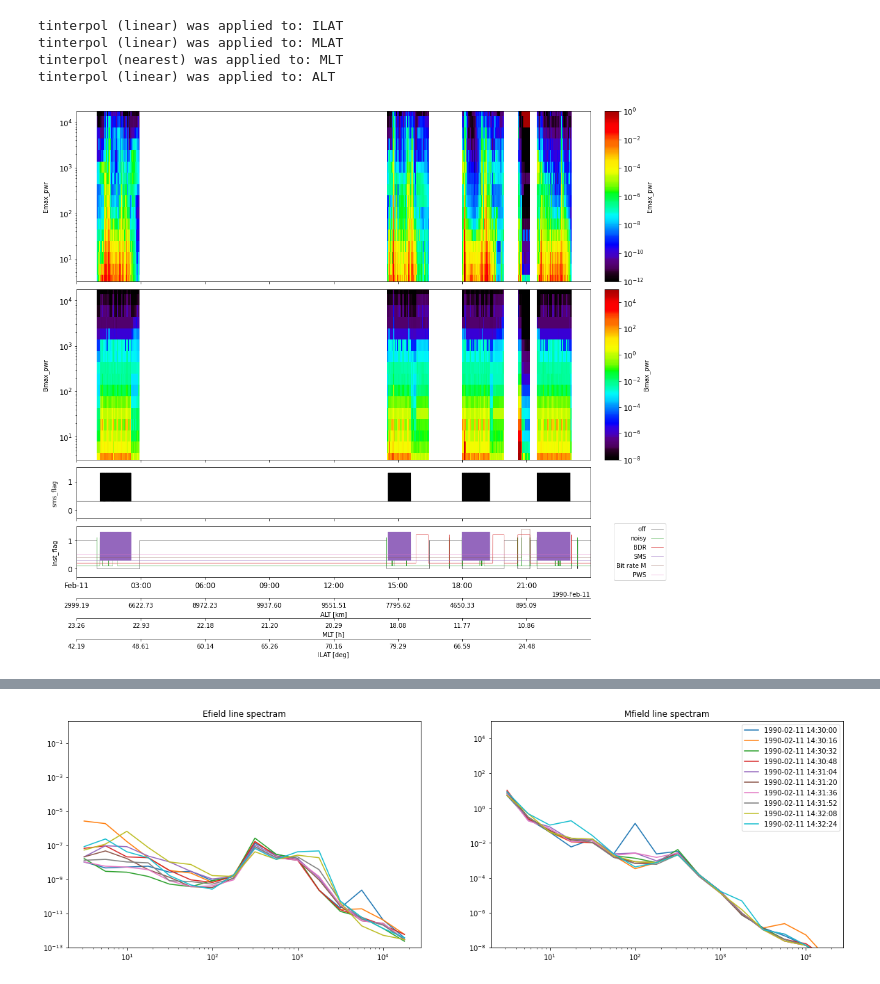
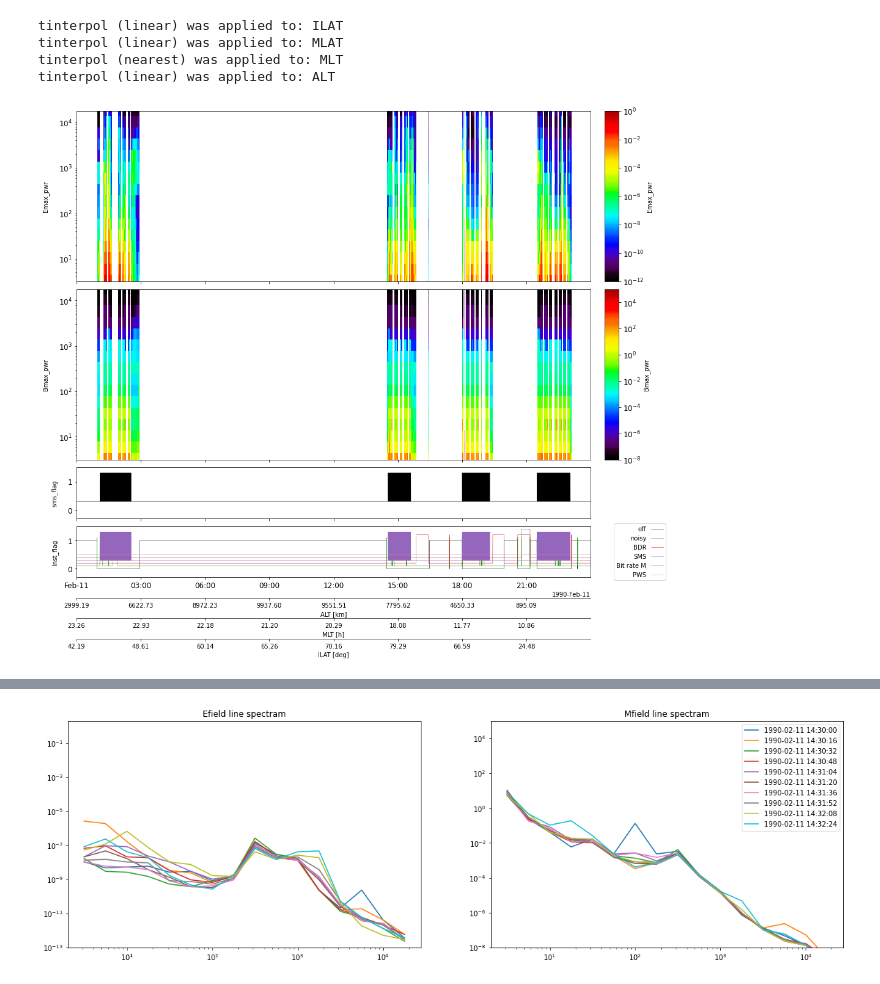
Before and after one commit to shuji-onosawa/Akebono_analysis_old, a Jupyter notebook: VLF_mca/Akebono_analysis.ipynb, the cells around one changed output, grey strips where cells are left out. Saved outputs shown, nothing was run; the diff lists cells and outputs as text; code cells hidden in the pictures.

```diff
--- a/VLF_mca/Akebono_analysis.ipynb
+++ b/VLF_mca/Akebono_analysis.ipynb
@@ -7,7 +7,7 @@ import numpy as np
 from pytplot.MPLPlotter.tplot import tplot
 
 trange = ['1990-2-11', '1990-2-12']
-load.mca(trange, spec_type='pwr', del_invalid_data='off')
+load.mca(trange, spec_type='pwr', del_invalid_data=['off', 'noisy', 'SMS', 'BDR'])
 load.orb(trange)
 
 postgap = get_data('PostGap')
@@ -18,31 +18,31 @@ for i in range(postgap.y.size):
     postgap_array[i][0], postgap_array[i][1], postgap_array[i][2], postgap_array[i][3], postgap_array[i][4], postgap_array[i][5] = \
     int(postgap_str[7]), int(postgap_str[6])+0.1, int(postgap_str[3])+0.2, int(postgap_str[2])+0.3, int(postgap_str[1])+0.4, int(postgap_str[0])+0.5
 
 store_data('Inst_flag', data = {'x':postgap.times, 'y':postgap_array})
 store_data('sms_flag', data={'x':postgap.times, 'y':postgap_array.T[3]})
 #set yaxis option "legend_location" as "spedas"
 #a = pytplot.data_quants['Inst_flag']
 #a.attrs['plot_options']['yaxis_opt']['legend_location'] = 'spedas'
 options(['Inst_flag', 'sms_flag'], opt_dict={'yrange':[-0.3, 1.5], 'panel_size':0.3})
 options('Inst_flag', opt_dict={'legend_names':['off', 'noisy', 'BDR', 'SMS', 'Bit rate M', 'PWS'], 'legend_location':'spedas'})
 
 pyspedas.tinterpol('akb_ILAT', interp_to='Emax_pwr', newname = 'ILAT')
 pyspedas.tinterpol('akb_MLAT', interp_to = 'Emax', newname = 'MLAT')
 pyspedas.tinterpol('akb_MLT', interp_to = 'Emax', newname = 'MLT', method='nearest')
 pyspedas.tinterpol('akb_ALT', interp_to = 'Emax', newname = 'ALT')
 
 options('Emax_pwr', opt_dict={'spec':1, 'ylog':1, 'zlog':1, 'zrange':[1e-12, 1]})
 options('Bmax_pwr', opt_dict={'spec':1, 'ylog':1, 'zlog':1, 'zrange':[1e-8, 1e5]})
 
 options('ALT', 'ytitle', 'ALT [km]')
 options('MLT', 'ytitle', 'MLT [h]')
 options('ILAT', 'ytitle', 'ILAT [deg]')
 
 pytplot.tlimit([trange[0]+' 00:00:00', trange[0]+' 23:59:00'])
 tplot(['Emax_pwr','Bmax_pwr', 'sms_flag', 'Inst_flag'],  var_label= ['ALT', 'MLT', 'ILAT'], xsize = 16, ysize = 20)
 # %% [output]
 tinterpol (linear) was applied to: ILAT
 tinterpol (linear) was applied to: MLAT
 tinterpol (nearest) was applied to: MLT
 tinterpol (linear) was applied to: ALT
-[figure, old version]
+[figure, new version]
```
Also changed, not shown: parts of 2 cells of this notebook, 3 other files.
